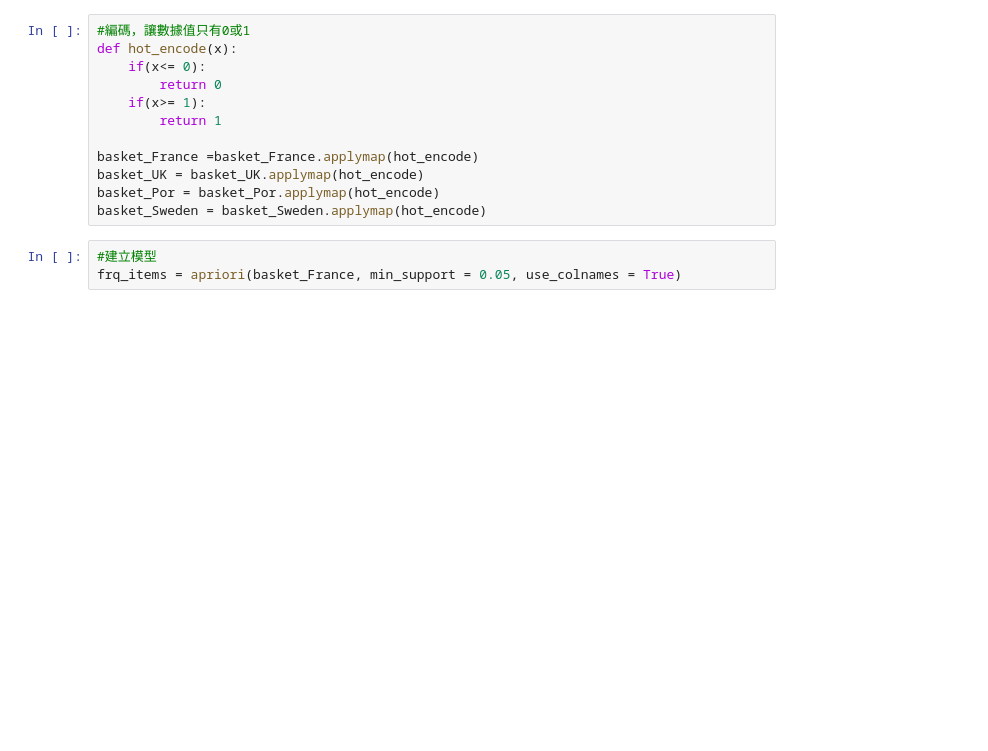
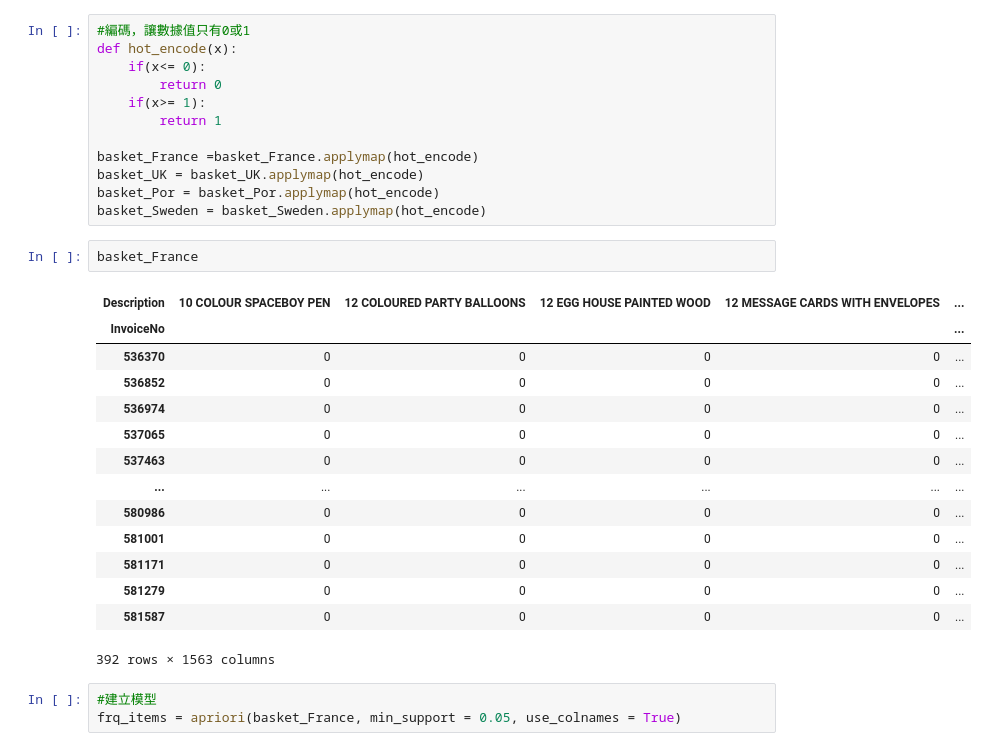
Before and after one commit to orozcohsu/ntunhs_2021, a Jupyter notebook: 20211213_day_master/apriori_practice.ipynb, the cells around one changed output. Cells and saved outputs as stored; diff of their text form; blank space fills up the shorter version.

```diff
--- a/20211213_day_master/apriori_practice.ipynb
+++ b/20211213_day_master/apriori_practice.ipynb
@@ -61,6 +61,23 @@ basket_France =basket_France.applymap(hot_encode)
 basket_UK = basket_UK.applymap(hot_encode)
 basket_Por = basket_Por.applymap(hot_encode)
 basket_Sweden = basket_Sweden.applymap(hot_encode)
+# %%
+basket_France
+# %% [output]
+| Description | 10 COLOUR SPACEBOY PEN | 12 COLOURED PARTY BALLOONS | 12 EGG HOUSE PAINTED WOOD | 12 MESSAGE CARDS WITH ENVELOPES | ... |
+| InvoiceNo |  |  |  |  | ... |
+| 536370 | 0 | 0 | 0 | 0 | ... |
+| 536852 | 0 | 0 | 0 | 0 | ... |
+| 536974 | 0 | 0 | 0 | 0 | ... |
+| 537065 | 0 | 0 | 0 | 0 | ... |
+| 537463 | 0 | 0 | 0 | 0 | ... |
+| ... | ... | ... | ... | ... | ... |
+| 580986 | 0 | 0 | 0 | 0 | ... |
+| 581001 | 0 | 0 | 0 | 0 | ... |
+| 581171 | 0 | 0 | 0 | 0 | ... |
+| 581279 | 0 | 0 | 0 | 0 | ... |
+| 581587 | 0 | 0 | 0 | 0 | ... |
+392 rows × 1563 columns
 # %%
 #建立模型
 frq_items = apriori(basket_France, min_support = 0.05, use_colnames = True)
```
